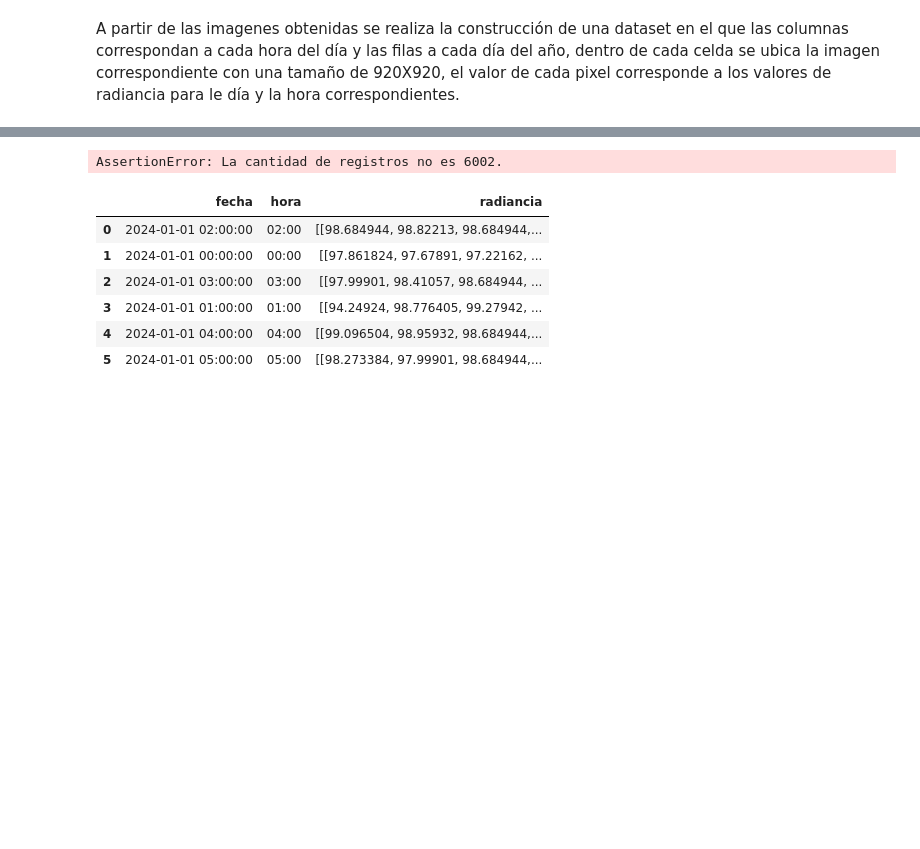
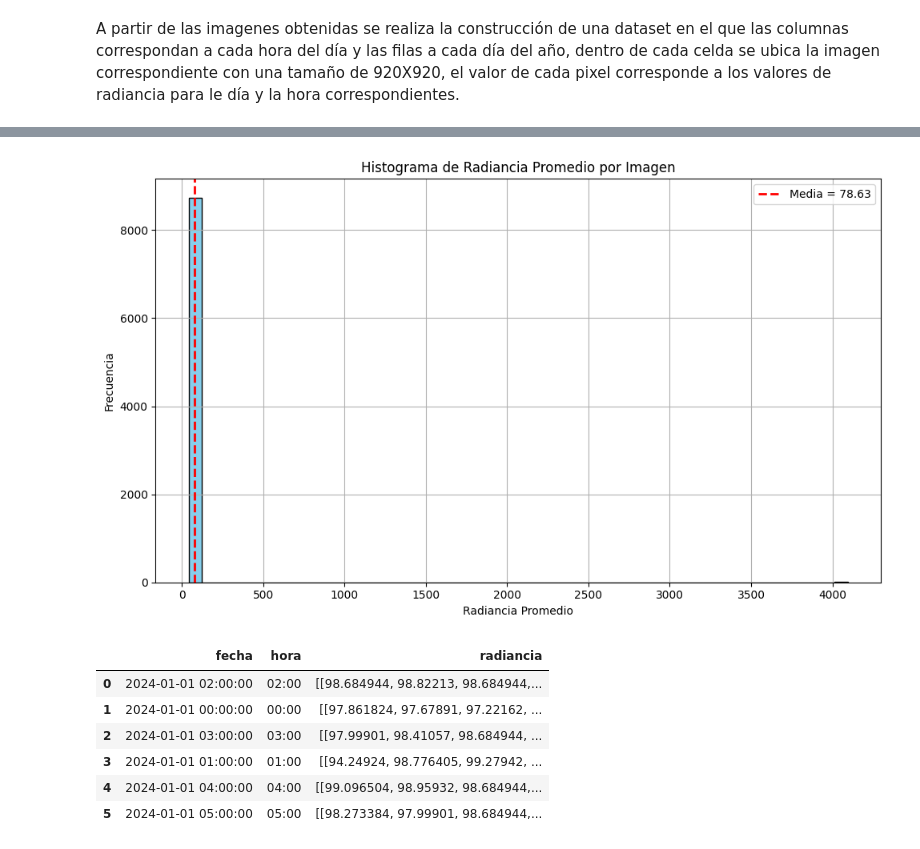
Before and after one commit to alwos19/monografia_esp_cd, a Jupyter notebook: G02.ipynb, the cells around one changed output, grey strips where cells are left out. Drawn from its saved outputs; the diff is of its cells as text; code cells hidden in the pictures; blank space fills up the shorter version.

```diff
--- a/G02.ipynb
+++ b/G02.ipynb
@@ -77,26 +194,26 @@ df_imagenes.head(2)
 # %%
 # Calcular el promedio de radiancia para cada imagen
 df_imagenes["radiancia_promedio"] = df_imagenes["radiancia"].apply(np.mean)
 
 # Verificar número de registros
-assert len(df_imagenes) == 6, "La cantidad de registros no es 6002."
+assert len(df_imagenes) == 8744, "La cantidad de registros no es 6002."
 
 # Calcular la media global de los promedios de radiancia
 media_global = df_imagenes["radiancia_promedio"].mean()
 
 # Graficar el histograma
 plt.figure(figsize=(10, 6))
 plt.hist(df_imagenes["radiancia_promedio"], bins=50, color='skyblue', edgecolor='black')
 plt.axvline(media_global, color='red', linestyle='--', linewidth=2, label=f"Media = {media_global:.2f}")
 plt.title("Histograma de Radiancia Promedio por Imagen")
 plt.xlabel("Radiancia Promedio")
 plt.ylabel("Frecuencia")
 plt.legend()
 plt.grid(True)
 plt.tight_layout()
 plt.show()
 # %% [output]
-AssertionError: La cantidad de registros no es 6002.
+[figure, added]
 # %%
 df_imagenes['fecha'] = pd.to_datetime(df_imagenes['fecha'])
 # %%
```
Also changed, not shown: parts of 9 cells of this notebook, 4 other files.
